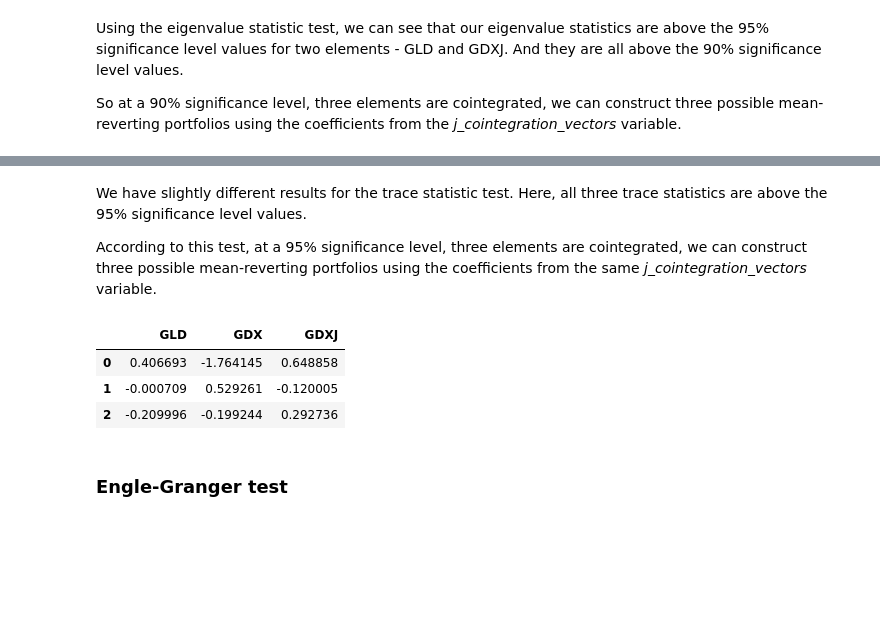
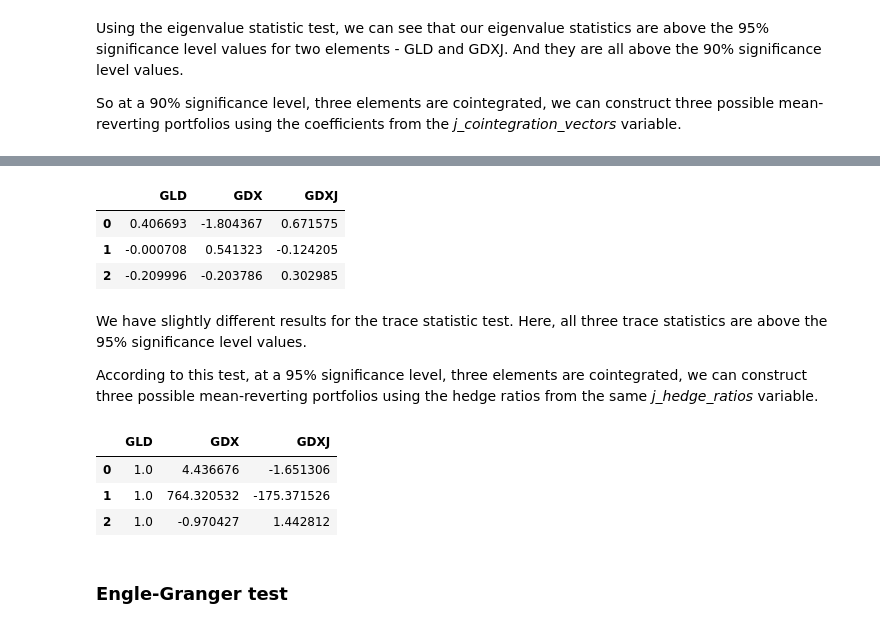
Before and after one commit to hudson-and-thames/arbitrage_research, a Jupyter notebook: Cointegration Approach/mean_reversion.ipynb, the cells around one changed output, grey strips where cells are left out. Drawn from its saved outputs; the diff is of its cells as text; code cells hidden in the pictures; blank space fills up the shorter version.

Commit message:
Adjusted mean_reversion notebook for refactoring

```diff
--- a/Cointegration Approach/mean_reversion.ipynb
+++ b/Cointegration Approach/mean_reversion.ipynb
@@ -172,6 +177,7 @@ j_portfolio.fit(train_three_elements, det_order=0)
 j_eigenvalue_statistics = j_portfolio.johansen_eigen_statistic
 j_trace_statistics = j_portfolio.johansen_trace_statistic
 j_cointegration_vectors = j_portfolio.cointegration_vectors
+j_hedge_ratios = j_portfolio.hedge_ratios
 # %%
 # First, the eigenvalue statistic test
 j_eigenvalue_statistics
@@ -198,15 +204,23 @@ j_trace_statistics
+# %%
+# Cointegration vectors
+j_cointegration_vectors
+# %% [output]
+|  | GLD | GDX | GDXJ |
+| 0 | 0.406693 | -1.804367 | 0.671575 |
+| 1 | -0.000708 | 0.541323 | -0.124205 |
+| 2 | -0.209996 | -0.203786 | 0.302985 |
 # %% [markdown]
 We have slightly different results for the trace statistic test. Here, all three trace statistics are above the 95% significance level values.
 
-According to this test, at a 95% significance level, three elements are cointegrated, we can construct three possible mean-reverting portfolios using the coefficients from the same *j_cointegration_vectors* variable.
+According to this test, at a 95% significance level, three elements are cointegrated, we can construct three possible mean-reverting portfolios using the hedge ratios  from the same *j_hedge_ratios* variable.
 # %%
-# Coefficients to construct a mean-reverting portfolio
-j_cointegration_vectors
+# Hedge ratios to construct a mean-reverting spread
+j_hedge_ratios
 # %% [output]
 |  | GLD | GDX | GDXJ |
-| 0 | 0.406693 | -1.764145 | 0.648858 |
-| 1 | -0.000709 | 0.529261 | -0.120005 |
-| 2 | -0.209996 | -0.199244 | 0.292736 |
+| 0 | 1.0 | 4.436676 | -1.651306 |
+| 1 | 1.0 | 764.320532 | -175.371526 |
+| 2 | 1.0 | -0.970427 | 1.442812 |
 # %% [markdown]
 ### Engle-Granger test
 # %%
```
Also changed, not shown: parts of 61 cells of this notebook.
